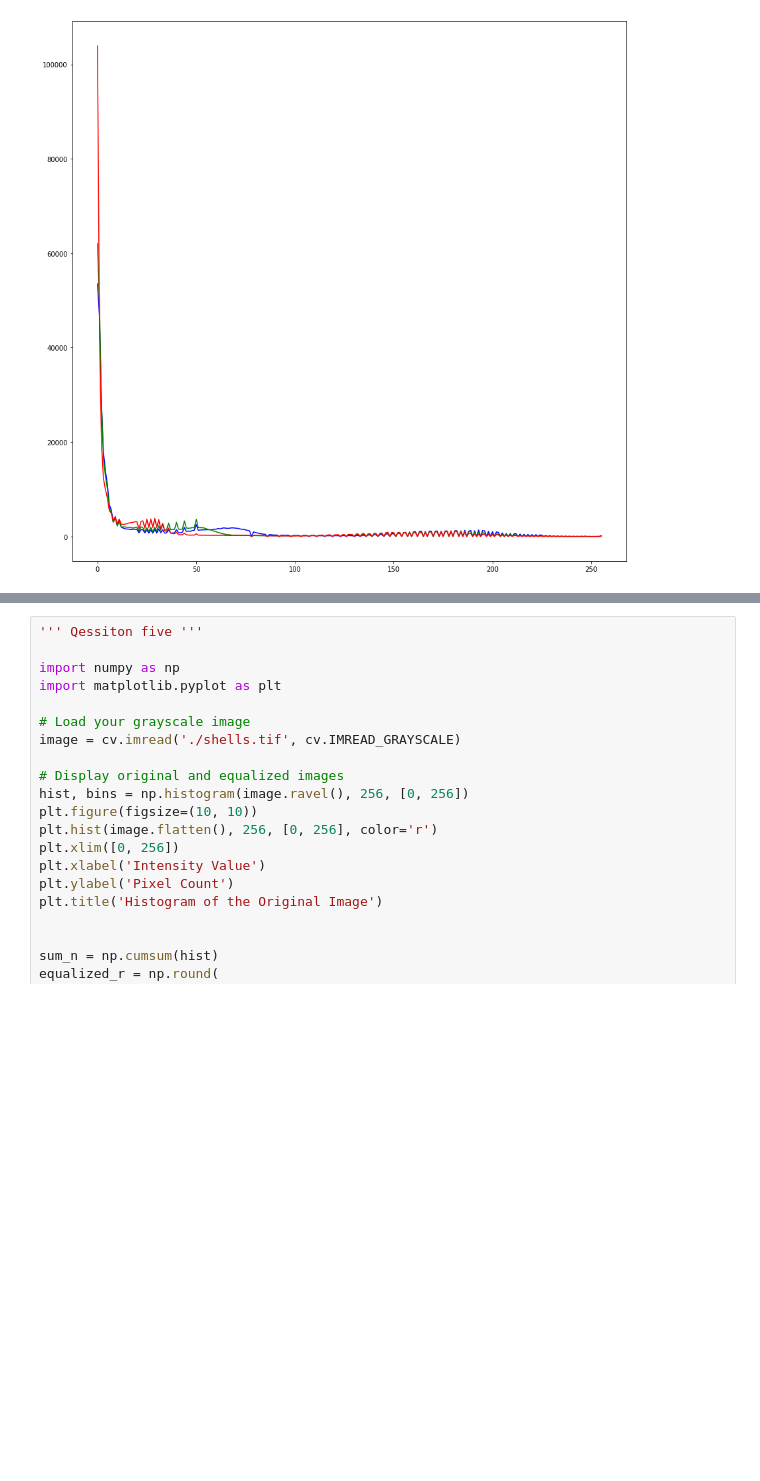
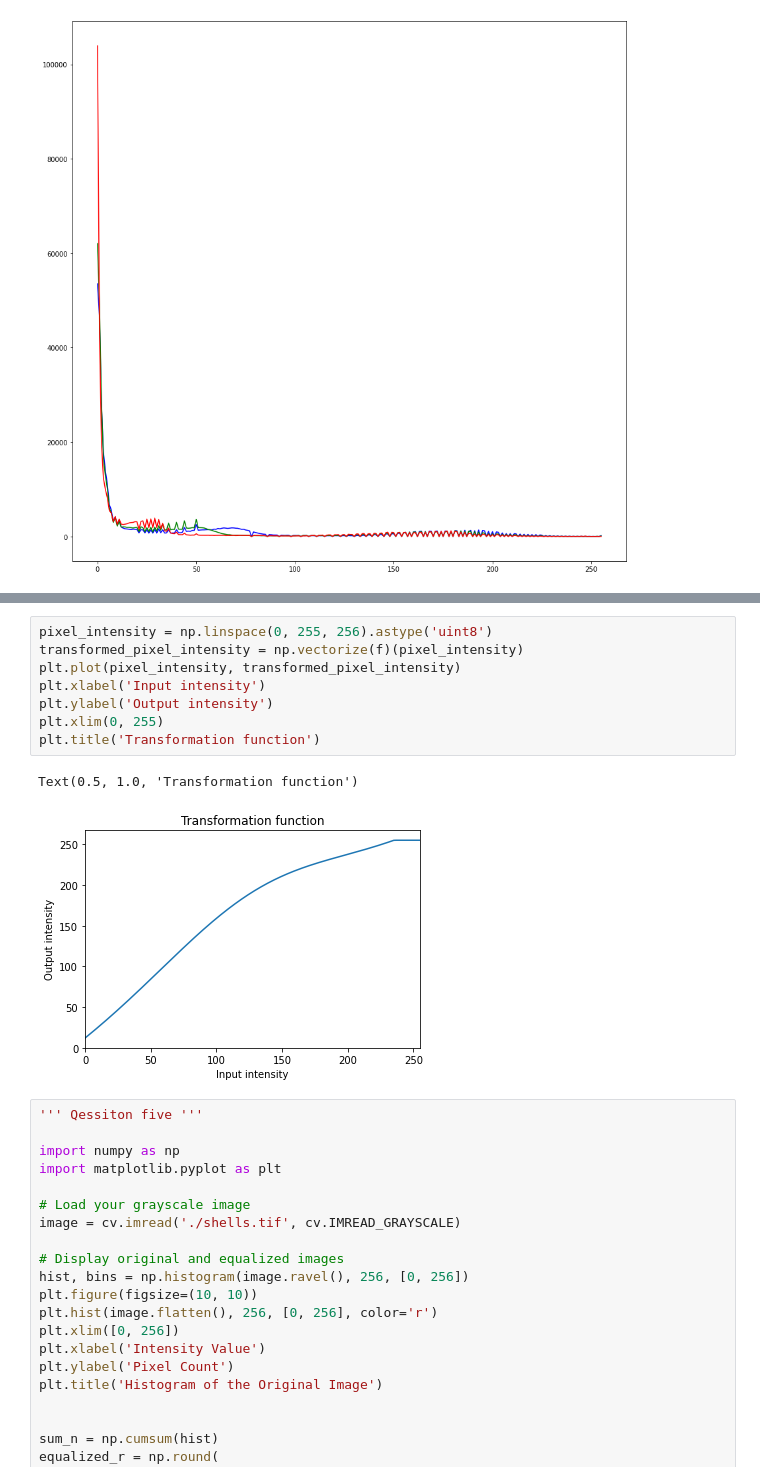
Before and after one commit to HirunaVishwamith/Image-processing-assignmnet-1, a Jupyter notebook: assignmnet.ipynb, the cells around one changed output, grey strips where cells are left out. Saved outputs shown, nothing was run; the diff lists cells and outputs as text; blank space fills up the shorter version.

```diff
--- a/assignmnet.ipynb
+++ b/assignmnet.ipynb
@@ -246,6 +245,17 @@ cv.imshow('transformed_saturation', transformed_saturation)
 
 cv.waitKey(0)
 cv.destroyAllWindows()
+# %%
+pixel_intensity = np.linspace(0, 255, 256).astype('uint8')
+transformed_pixel_intensity = np.vectorize(f)(pixel_intensity)
+plt.plot(pixel_intensity, transformed_pixel_intensity)
+plt.xlabel('Input intensity')
+plt.ylabel('Output intensity')
+plt.xlim(0, 255)
+plt.title('Transformation function')
+# %% [output]
+Text(0.5, 1.0, 'Transformation function')
+[figure, added]
 # %%
 ''' Qessiton five '''
 
```
Also changed, not shown: parts of 3 cells of this notebook, 2 other files.
